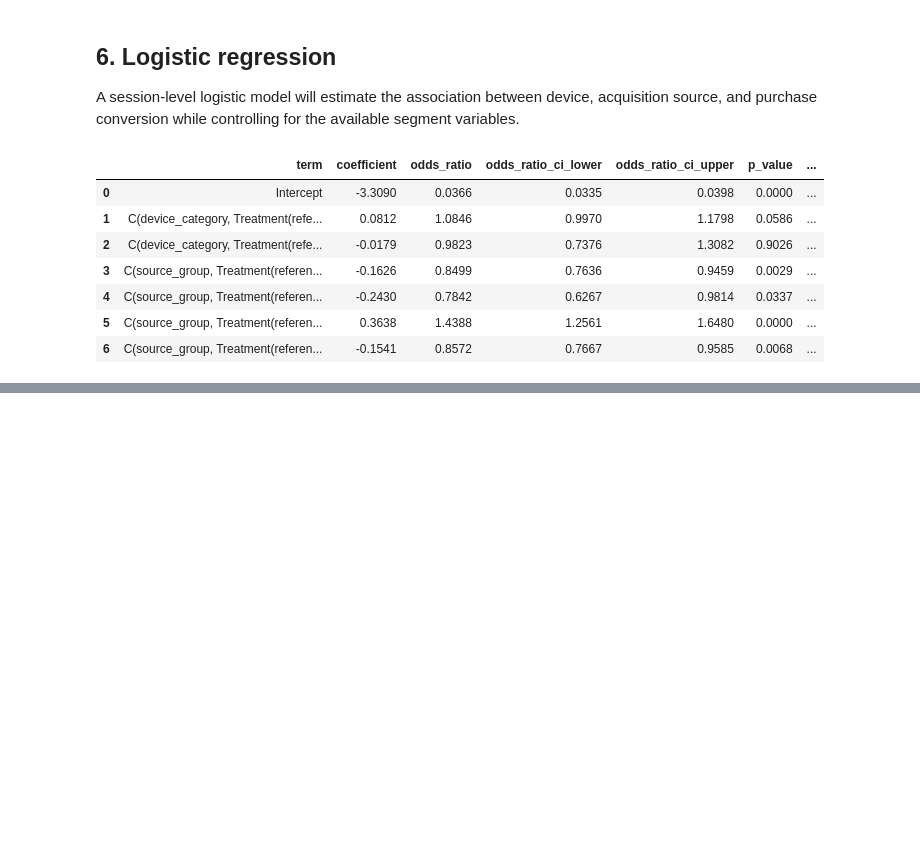
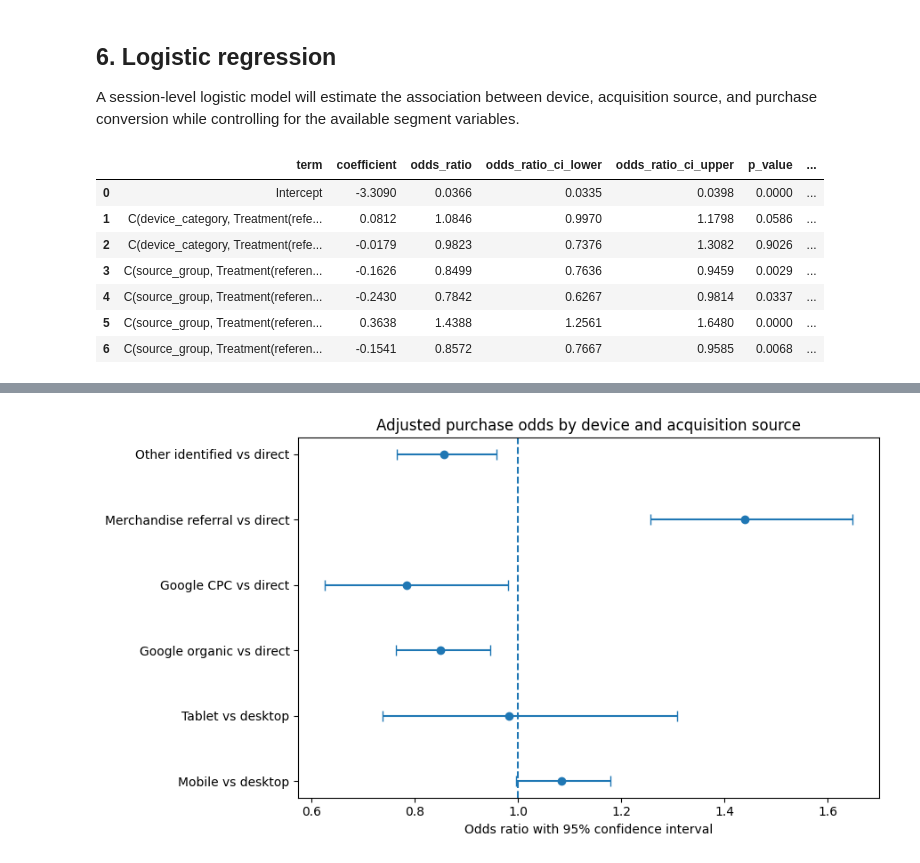
Before and after one commit to harishvaleti/google-product-analytics, a Jupyter notebook: notebooks/funnel_segment_analysis.ipynb, the cells around one changed output, grey strips where cells are left out. Drawn from its saved outputs; the diff is of its cells as text; code cells hidden in the pictures; blank space fills up the shorter version.

```diff
--- a/notebooks/funnel_segment_analysis.ipynb
+++ b/notebooks/funnel_segment_analysis.ipynb
@@ -382,3 +406,83 @@ display(logit_results)
 | 4 | C(source_group, Treatment(referen... | -0.2430 | 0.7842 | 0.6267 | 0.9814 | 0.0337 | ... |
 | 5 | C(source_group, Treatment(referen... | 0.3638 | 1.4388 | 1.2561 | 1.6480 | 0.0000 | ... |
 | 6 | C(source_group, Treatment(referen... | -0.1541 | 0.8572 | 0.7667 | 0.9585 | 0.0068 | ... |
+# %%
+term_labels = {
+    "C(device_category, Treatment(reference='desktop'))[T.mobile]":
+        "Mobile vs desktop",
+    "C(device_category, Treatment(reference='desktop'))[T.tablet]":
+        "Tablet vs desktop",
+    "C(source_group, Treatment(reference='Direct'))[T.Google organic]":
+        "Google organic vs direct",
+    "C(source_group, Treatment(reference='Direct'))[T.Google CPC]":
+        "Google CPC vs direct",
+    "C(source_group, Treatment(reference='Direct'))[T.Merchandise referral]":
+        "Merchandise referral vs direct",
+    "C(source_group, Treatment(reference='Direct'))[T.Other identified]":
+        "Other identified vs direct",
+}
+
+clean_logit_results = (
+    logit_results[
+        logit_results["term"] != "Intercept"
+    ]
+    .copy()
+)
+
+clean_logit_results["comparison"] = (
+    clean_logit_results["term"].map(term_labels)
+)
+
+clean_logit_results = clean_logit_results[
+    [
+        "comparison",
+        "odds_ratio",
+        "odds_ratio_ci_lower",
+        "odds_ratio_ci_upper",
+        "p_value",
+        "statistically_significant",
+    ]
+].reset_index(drop=True)
+
+display(clean_logit_results.round(4))
+
+
+plot_data = clean_logit_results.copy()
+positions = np.arange(len(plot_data))
+
+lower_errors = (
+    plot_data["odds_ratio"]
+    - plot_data["odds_ratio_ci_lower"]
+)
+
+upper_errors = (
+    plot_data["odds_ratio_ci_upper"]
+    - plot_data["odds_ratio"]
+)
+
+plt.figure(figsize=(9, 5))
+
+plt.errorbar(
+    x=plot_data["odds_ratio"],
+    y=positions,
+    xerr=np.vstack([lower_errors, upper_errors]),
+    fmt="o",
+    capsize=4,
+)
+
+plt.axvline(
+    x=1,
+    linestyle="--",
+)
+
+plt.yticks(
+    positions,
+    plot_data["comparison"],
+)
+
+plt.xlabel("Odds ratio with 95% confidence interval")
+plt.ylabel("")
+plt.title("Adjusted purchase odds by device and acquisition source")
+plt.tight_layout()
+plt.show()
+# %% [output]
@@ -385,3 +496,4 @@ display(logit_results)
+[figure, added]
 # %% [markdown]
 ## 7. Findings and limitations
 
```
Also changed, not shown: parts of 4 cells of this notebook.
